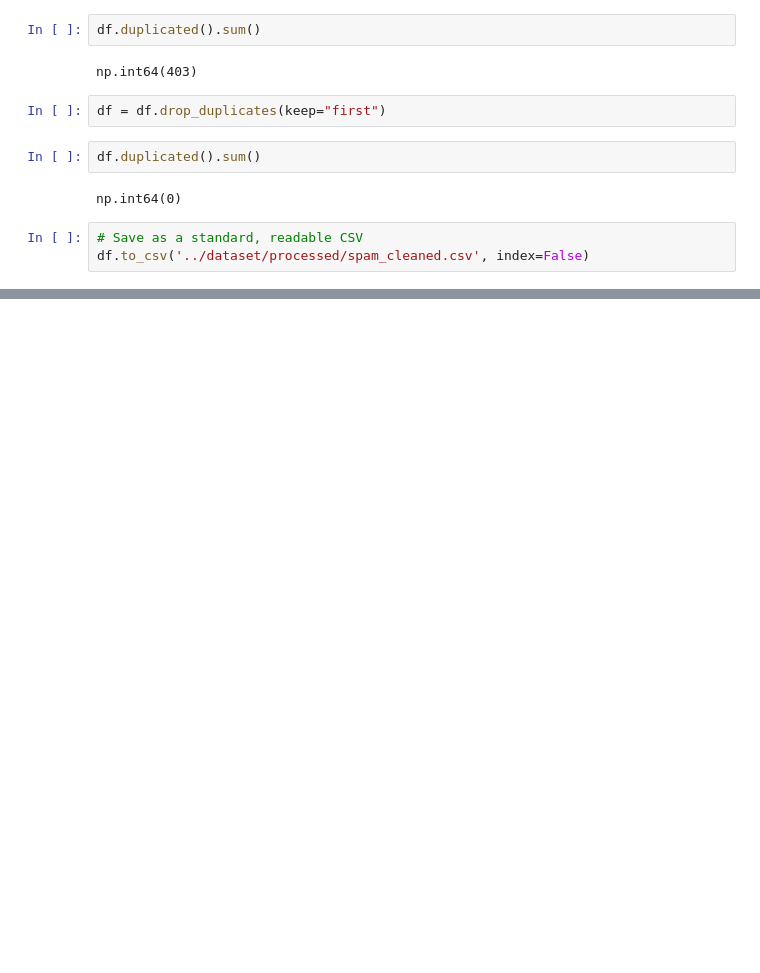
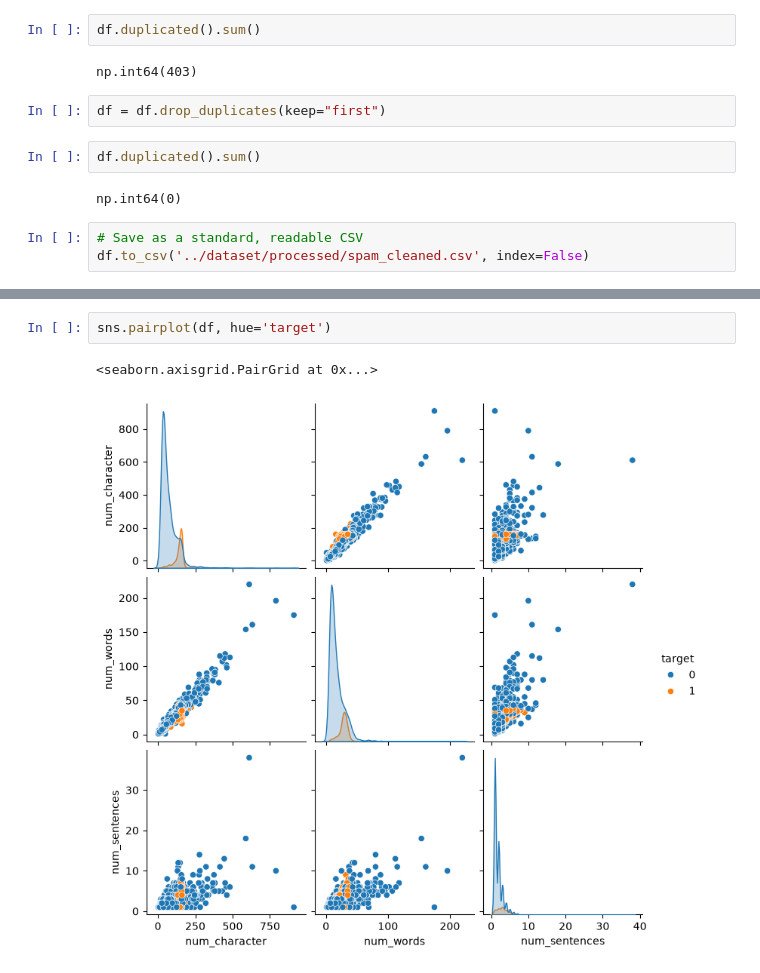
Before and after one commit to Sarthak-Adk/Email-Spam-Classifier, a Jupyter notebook: backend/notebook/train.ipynb, the cells around one changed output, grey strips where cells are left out. Saved outputs shown, nothing was run; the diff lists cells and outputs as text; blank space fills up the shorter version.

```diff
--- a/backend/notebook/train.ipynb
+++ b/backend/notebook/train.ipynb
@@ -67,0 +189,5 @@ df.to_csv('../dataset/processed/spam_cleaned.csv', index=False)
+# %%
+sns.pairplot(df, hue='target')
+# %% [output]
+<seaborn.axisgrid.PairGrid at 0x...>
+[figure, added]
```
Also changed, not shown: parts of 15 cells of this notebook.
